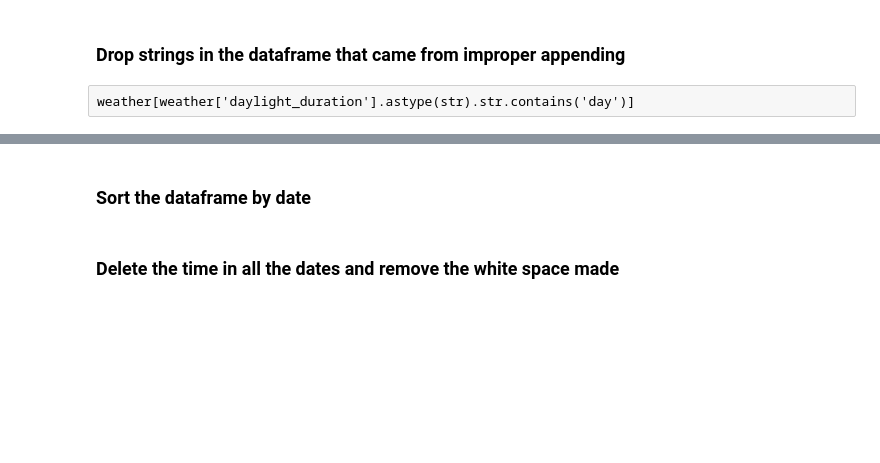
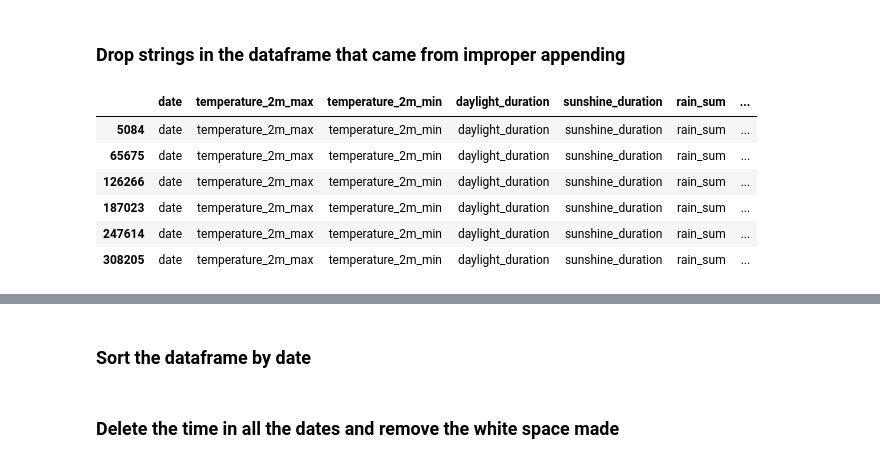
Before and after one commit to DamarTheMunginizer/New-York-State-Energy-Consumption, a Jupyter notebook: Project-5.ipynb, the cells around one changed output, grey strips where cells are left out. Drawn from its saved outputs; the diff is of its cells as text; code cells hidden in the pictures; blank space fills up the shorter version.

```diff
--- a/Project-5.ipynb
+++ b/Project-5.ipynb
@@ -28,7 +35,15 @@ weather = weather.drop(columns = 'showers_sum')
 # %% [markdown]
 ### Drop strings in the dataframe that came from improper appending
-# %% [raw]
-weather[weather['daylight_duration'].astype(str).str.contains('day')]
+# %%
+weather[weather['daylight_duration'].astype(str).str.contains('day')]
+# %% [output]
+|  | date | temperature_2m_max | temperature_2m_min | daylight_duration | sunshine_duration | rain_sum | ... |
+| 5084 | date | temperature_2m_max | temperature_2m_min | daylight_duration | sunshine_duration | rain_sum | ... |
+| 65675 | date | temperature_2m_max | temperature_2m_min | daylight_duration | sunshine_duration | rain_sum | ... |
+| 126266 | date | temperature_2m_max | temperature_2m_min | daylight_duration | sunshine_duration | rain_sum | ... |
+| 187023 | date | temperature_2m_max | temperature_2m_min | daylight_duration | sunshine_duration | rain_sum | ... |
+| 247614 | date | temperature_2m_max | temperature_2m_min | daylight_duration | sunshine_duration | rain_sum | ... |
+| 308205 | date | temperature_2m_max | temperature_2m_min | daylight_duration | sunshine_duration | rain_sum | ... |
 # %%
 weather = weather.drop(weather[weather['daylight_duration'].astype(str).str.contains('day')].index)
 # %%
```
Also changed, not shown: parts of 13 cells of this notebook, 1 other file.
